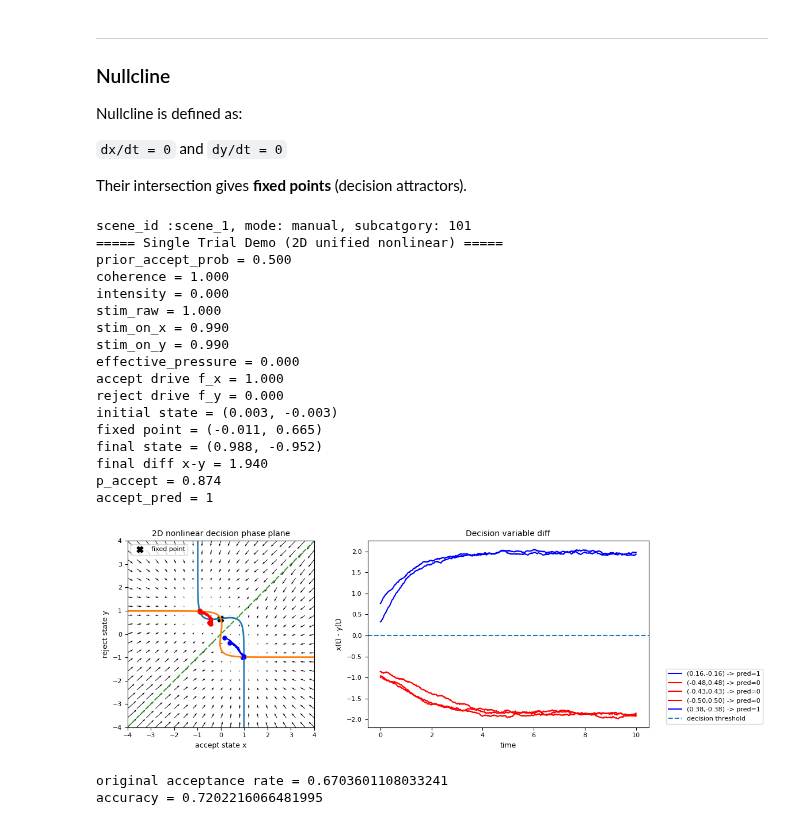
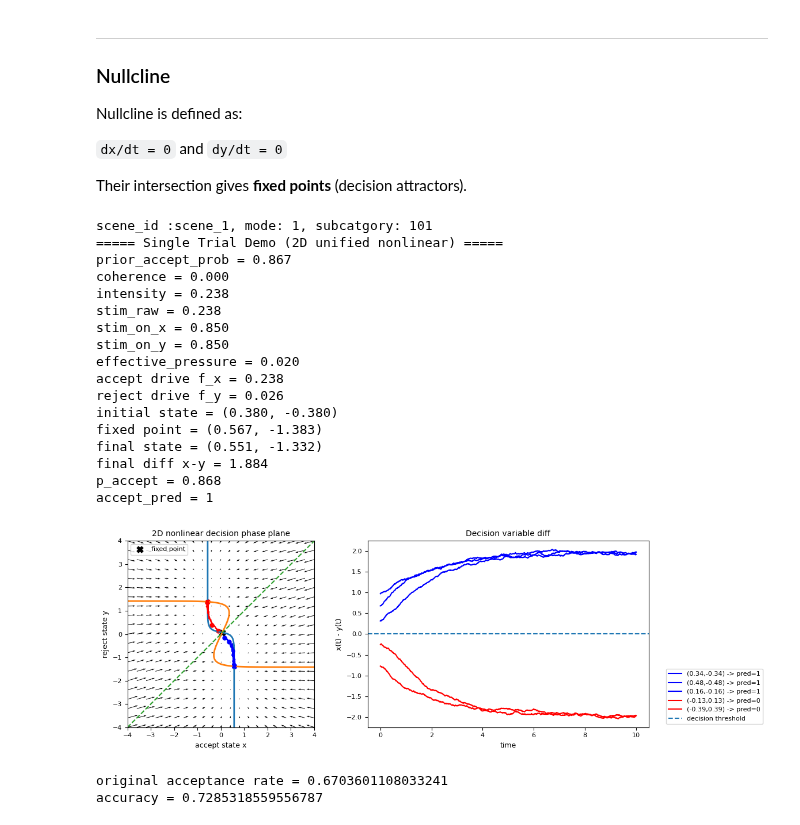
Before and after one commit to yxlin02/HCICarSim, a Jupyter notebook: DataAnalysis.ipynb, the cells around one changed output. Saved outputs shown, nothing was run; the diff lists cells and outputs as text; code cells hidden in the pictures.

```diff
--- a/DataAnalysis.ipynb
+++ b/DataAnalysis.ipynb
@@ -1909,54 +1911,54 @@ Nullcline is defined as:
 
 Their intersection gives **fixed points** (decision attractors).
 # %%
-# row = df_reaction.iloc[75]
-row = dummy_row
+row = df_reaction.iloc[1]
+# row = dummy_row
 print(f"scene_id :{row['scene_id']}, mode: {row['mode']}, subcatgory: {row['recommendation_subcategory']}")
 
 demo = twoddynamics.run_single_trial_demo_2d(
     row,
     auto_pressure_reduction=0.05,
     density_pressure_gain=0.1,
-    time_pressure_gain=0.25,
+    time_pressure_gain=0.3,
 
     alpha_coherence=1.0,
     alpha_intensity=1.0,
-    alpha_ci=0.5,
+    alpha_ci=0.25,
 
-    beta_pressure=0.1,
+    beta_pressure=0.3,
     beta_density=0.1,
     beta_time_pressure=0.25,
 
     k_init=1.0,
-    lam_x=1.0,
-    lam_y=1.0,
-    w_xy=1.5,
-    w_yx=1.5,
+    lam_x=1.5,
+    lam_y=0.6,
+    w_xy=3.0,
+    w_yx=1.0,
     sigma_x=0.04,
     sigma_y=0.04,
     T=10.0,
     decision_threshold=0.0,
     symmetric_gate=True,
 )
 # %% [output]
-scene_id :scene_1, mode: manual, subcatgory: 101
+scene_id :scene_1, mode: 1, subcatgory: 101
 ===== Single Trial Demo (2D unified nonlinear) =====
-prior_accept_prob = 0.500
-coherence = 1.000
-intensity = 0.000
-stim_raw = 1.000
-stim_on_x = 0.990
-stim_on_y = 0.990
-effective_pressure = 0.000
-accept drive f_x = 1.000
-reject drive f_y = 0.000
-initial state = (0.003, -0.003)
-fixed point = (-0.011, 0.665)
-final state = (0.988, -0.952)
-final diff x-y = 1.940
-p_accept = 0.874
+prior_accept_prob = 0.867
+coherence = 0.000
+intensity = 0.238
+stim_raw = 0.238
+stim_on_x = 0.850
+stim_on_y = 0.850
+effective_pressure = 0.020
+accept drive f_x = 0.238
+reject drive f_y = 0.026
+initial state = (0.380, -0.380)
+fixed point = (0.567, -1.383)
+final state = (0.551, -1.332)
+final diff x-y = 1.884
+p_accept = 0.868
 accept_pred = 1
-[figure, old version]
+[figure, new version]
 # %%
 df_type_two = df_reaction[df_reaction["recommendation_category"] == 2]
 
@@ -1965,20 +1967,20 @@ df_sim = twoddynamics.simulate_dataframe_2d(
 
     auto_pressure_reduction=0.05,
     density_pressure_gain=0.1,
-    time_pressure_gain=0.25,
+    time_pressure_gain=0.3,
 
     alpha_coherence=1.0,
     alpha_intensity=1.0,
-    alpha_ci=0.5,
+    alpha_ci=0.25,
 
-    beta_pressure=0.1,
+    beta_pressure=0.3,
     beta_density=0.1,
     beta_time_pressure=0.25,
 
     k_init=1.0,
     lam_x=1.5,
     lam_y=0.6,
-    w_xy=1.0,
+    w_xy=3.0,
     w_yx=1.0,
     sigma_x=0.04,
     sigma_y=0.04,
@@ -1994,5 +1996,5 @@ print("original acceptance rate =", valid["accept_true"].mean())
 print("accuracy =", acc)
 # %% [output]
 original acceptance rate = 0.6703601108033241
-accuracy = 0.7202216066481995
+accuracy = 0.7285318559556787
 # %%
```
Also changed, not shown: parts of 14 cells of this notebook, 4 other files.
